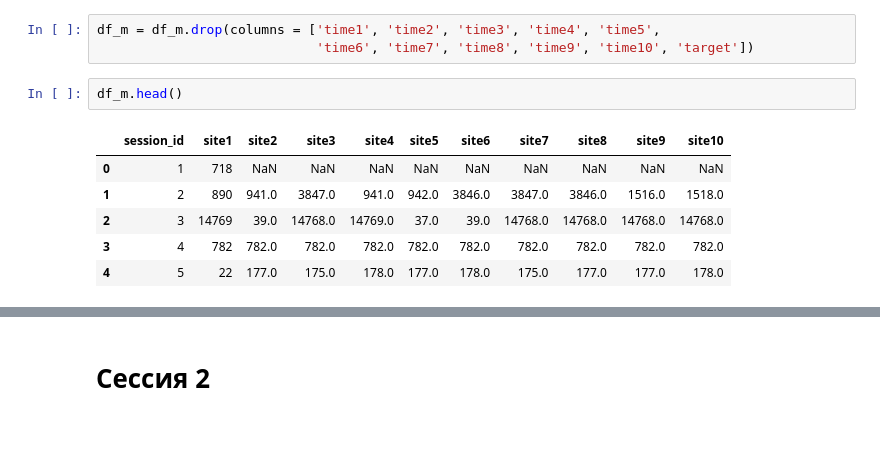
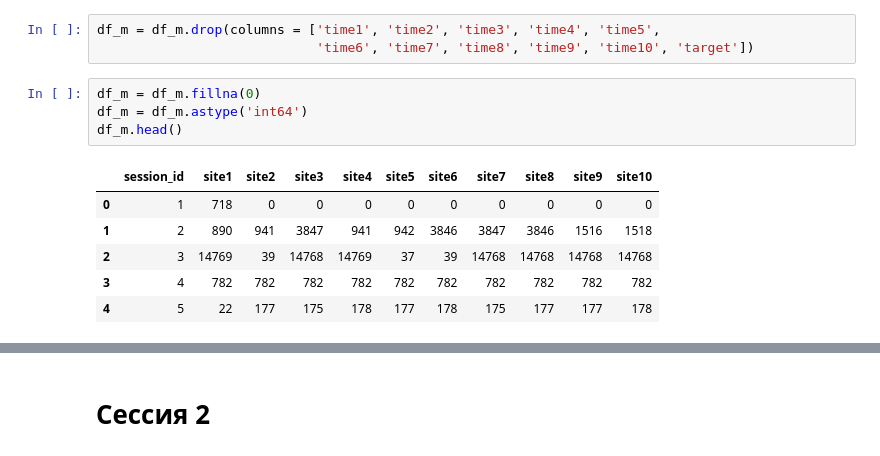
Before and after one commit to sollltit/ml_college_2, a Jupyter notebook: data_ver3.ipynb, the cells around one changed output, grey strips where cells are left out. Drawn from its saved outputs; the diff is of its cells as text.

```diff
--- a/data_ver3.ipynb
+++ b/data_ver3.ipynb
@@ -620,12 +644,14 @@ Index(['session_id', 'site1', 'time1', 'site2', 'time2', 'site3', 'time3',
 # %%
 df_m = df_m.drop(columns = ['time1', 'time2', 'time3', 'time4', 'time5',
                             'time6', 'time7', 'time8', 'time9', 'time10', 'target'])
-# %%
-df_m.head()
-# %% [output]
-|  | session_id | site1 | site2 | site3 | site4 | site5 | site6 | site7 | site8 | site9 | site10 |
-| 0 | 1 | 718 | NaN | NaN | NaN | NaN | NaN | NaN | NaN | NaN | NaN |
-| 1 | 2 | 890 | 941.0 | 3847.0 | 941.0 | 942.0 | 3846.0 | 3847.0 | 3846.0 | 1516.0 | 1518.0 |
-| 2 | 3 | 14769 | 39.0 | 14768.0 | 14769.0 | 37.0 | 39.0 | 14768.0 | 14768.0 | 14768.0 | 14768.0 |
-| 3 | 4 | 782 | 782.0 | 782.0 | 782.0 | 782.0 | 782.0 | 782.0 | 782.0 | 782.0 | 782.0 |
-| 4 | 5 | 22 | 177.0 | 175.0 | 178.0 | 177.0 | 178.0 | 175.0 | 177.0 | 177.0 | 178.0 |
+# %%
+df_m = df_m.fillna(0)
+df_m = df_m.astype('int64')
+df_m.head()
+# %% [output]
+|  | session_id | site1 | site2 | site3 | site4 | site5 | site6 | site7 | site8 | site9 | site10 |
+| 0 | 1 | 718 | 0 | 0 | 0 | 0 | 0 | 0 | 0 | 0 | 0 |
+| 1 | 2 | 890 | 941 | 3847 | 941 | 942 | 3846 | 3847 | 3846 | 1516 | 1518 |
+| 2 | 3 | 14769 | 39 | 14768 | 14769 | 37 | 39 | 14768 | 14768 | 14768 | 14768 |
+| 3 | 4 | 782 | 782 | 782 | 782 | 782 | 782 | 782 | 782 | 782 | 782 |
+| 4 | 5 | 22 | 177 | 175 | 178 | 177 | 178 | 175 | 177 | 177 | 178 |
```
Also changed, not shown: parts of 12 cells of this notebook, 1 other file.
